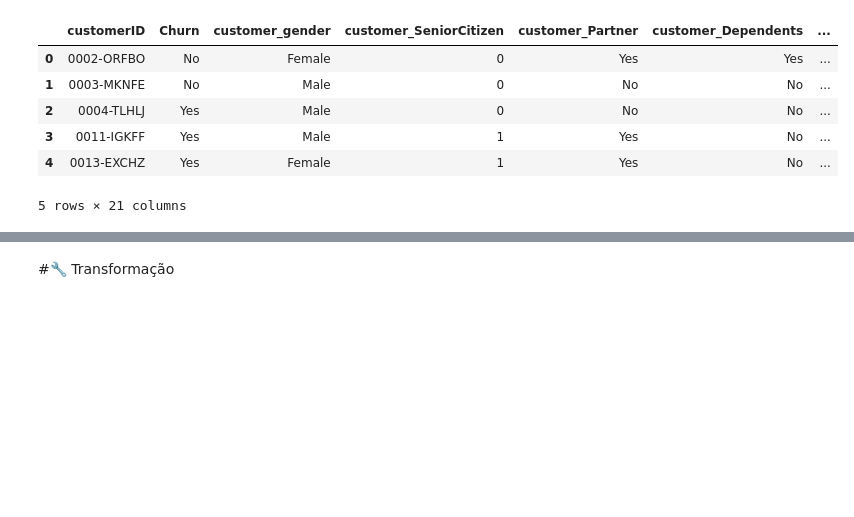
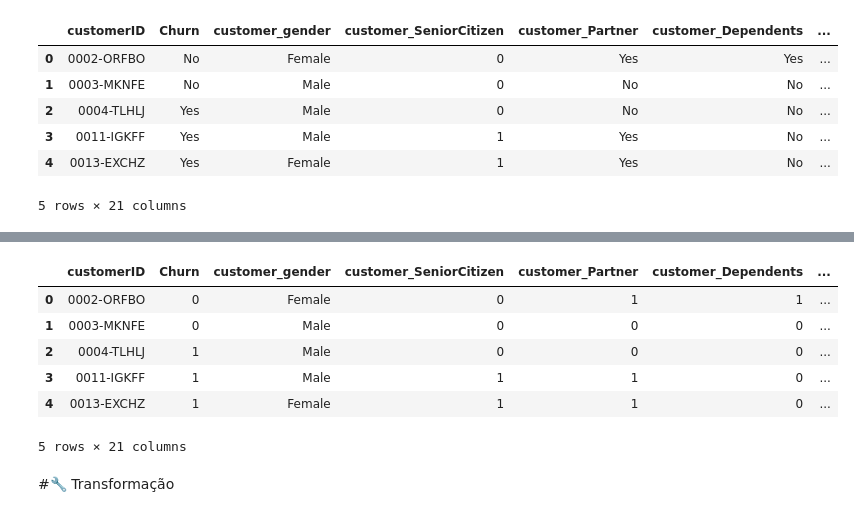
Before and after one commit to JoaoPedroli/telecomX-I, a Jupyter notebook: TelecomX_BR.ipynb, the cells around one changed output, grey strips where cells are left out. Saved outputs shown, nothing was run; the diff lists cells and outputs as text; code cells hidden in the pictures; blank space fills up the shorter version.

```diff
--- a/TelecomX_BR.ipynb
+++ b/TelecomX_BR.ipynb
@@ -79,2 +24,22 @@ dtype: object
+# %%
+df['Churn'] = df['Churn'].apply(lambda x: 1 if x == 'Yes' else 0)
+df['customer_Partner'] = df['customer_Partner'].apply(lambda x: 1 if x == 'Yes' else 0)
+df['customer_Dependents'] = df['customer_Dependents'].apply(lambda x: 1 if x == 'Yes' else 0)
+df['phone_PhoneService'] = df['phone_PhoneService'].apply(lambda x: 1 if x == 'Yes' else 0)
+df['phone_MultipleLines'] = df['phone_MultipleLines'].apply(lambda x: 1 if x == 'Yes' else 0)
+df['internet_DeviceProtection'] = df['internet_DeviceProtection'].apply(lambda x: 1 if x == 'Yes' else 0)
+df['internet_TechSupport'] = df['internet_TechSupport'].apply(lambda x: 1 if x == 'Yes' else 0)
+df['internet_StreamingTV'] = df['internet_StreamingTV'].apply(lambda x: 1 if x == 'Yes' else 0)
+df['internet_StreamingMovies'] = df['internet_StreamingMovies'].apply(lambda x: 1 if x == 'Yes' else 0)
+df['account_PaperlessBilling'] = df['account_PaperlessBilling'].apply(lambda x: 1 if x == 'Yes' else 0)
+df.head()
+# %% [output]
+|  | customerID | Churn | customer_gender | customer_SeniorCitizen | customer_Partner | customer_Dependents | ... |
+| 0 | 0002-ORFBO | 0 | Female | 0 | 1 | 1 | ... |
+| 1 | 0003-MKNFE | 0 | Male | 0 | 0 | 0 | ... |
+| 2 | 0004-TLHLJ | 1 | Male | 0 | 0 | 0 | ... |
+| 3 | 0011-IGKFF | 1 | Male | 1 | 1 | 0 | ... |
+| 4 | 0013-EXCHZ | 1 | Female | 1 | 1 | 0 | ... |
+5 rows × 21 columns
 # %% [markdown]
 #🔧 Transformação
```
Also changed, not shown: parts of 13 cells of this notebook.
